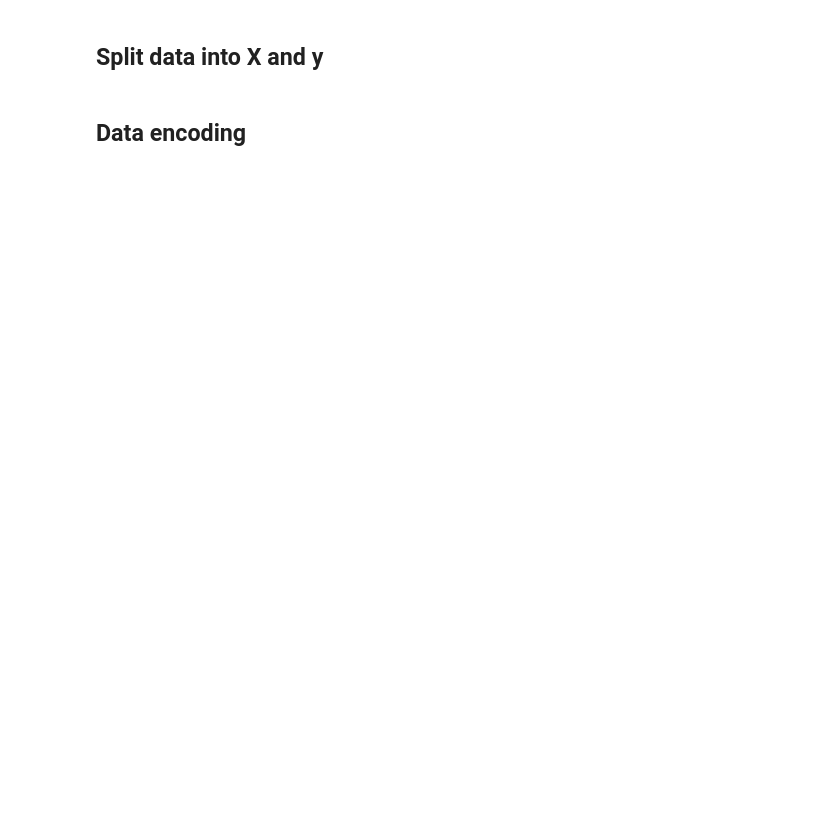
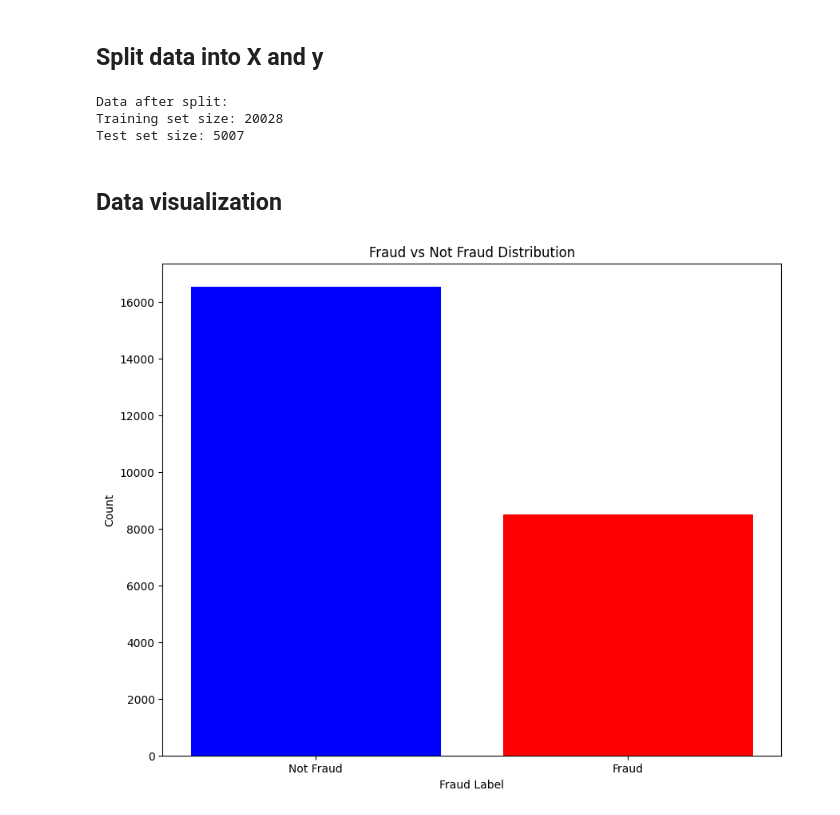
Before and after one commit to Mipjeiger/Supermarket-Sales, a Jupyter notebook: Production/EDA/02_fraud_prediction.ipynb, the cells around one changed output. Saved outputs shown, nothing was run; the diff lists cells and outputs as text; code cells hidden in the pictures; blank space fills up the shorter version.

Commit message:
build training on notebook for identification to get ml models

```diff
--- a/Production/EDA/02_fraud_prediction.ipynb
+++ b/Production/EDA/02_fraud_prediction.ipynb
@@ -96,7 +89,3 @@ Data columns (total 24 columns):
  23  profit_margin   25035 non-null  float64
 dtypes: datetime64[ns](2), float64(6), int64(3), object(13)
 memory usage: 4.6+ MB
-# %%
-# Transform profit margin into percentage
-df['profit_margin'] = df['profit_margin'] / 100
-df
@@ -123,6 +98,6 @@ df['ship_date'] = pd.to_datetime(df['ship_date'])
 df['shipping_days'] = (df['ship_date'] -  df['order_date']).dt.days
 
 # Define a function to calculate fraud condition on column factors
-condition_massive_loss = (df['discount'] >= 0.4) & (df['profit_margin'] <= -1.8)
+condition_massive_loss = (df['discount'] >= 0.4) & (df['profit_margin'] <= -0.8)
 condition_bulk_anomaly = (df['quantity'] > df['quantity'].quantile(0.99)) & (df['profit'] < 0)
 condition_shipping_error = df['shipping_days'] < 0
@@ -156,7 +166,26 @@ Name: profit_margin, Length: 25035, dtype: float64
 ## Split data into X and y
 # %%
 from sklearn.model_selection import train_test_split
-X = df.drop(columns=['fraud', 'order_id', 'order_date', 'ship_date', 'product_id', 'id'])
-y = df['fraud']
+X = df_encode.drop(columns=['fraud', 'order_id', 'order_date', 'ship_date', 'product_id', 'id'])
+y = df_encode['fraud']
+
+X_train, X_test, y_train, y_test = train_test_split(X, y, test_size=0.2, random_state=42, stratify=y)
+print("Data after split:")
+print(f"Training set size: {X_train.shape[0]}")
+print(f"Test set size: {X_test.shape[0]}")
+# %% [output]
+Data after split:
+Training set size: 20028
+Test set size: 5007
-# %% [markdown]
-## Data encoding
+# %% [markdown]
+## Data visualization
+# %%
+import matplotlib.pyplot as plt
+plt.figure(figsize=(10, 8))
+plt.bar(['Not Fraud', 'Fraud'], df['fraud'].value_counts(), color=['blue', 'red'])
+plt.title('Fraud vs Not Fraud Distribution')
+plt.xlabel('Fraud Label')
+plt.ylabel('Count')
+plt.show()
+# %% [output]
+[figure, added]
```
Also changed, not shown: parts of 13 cells of this notebook, 3 other files.
